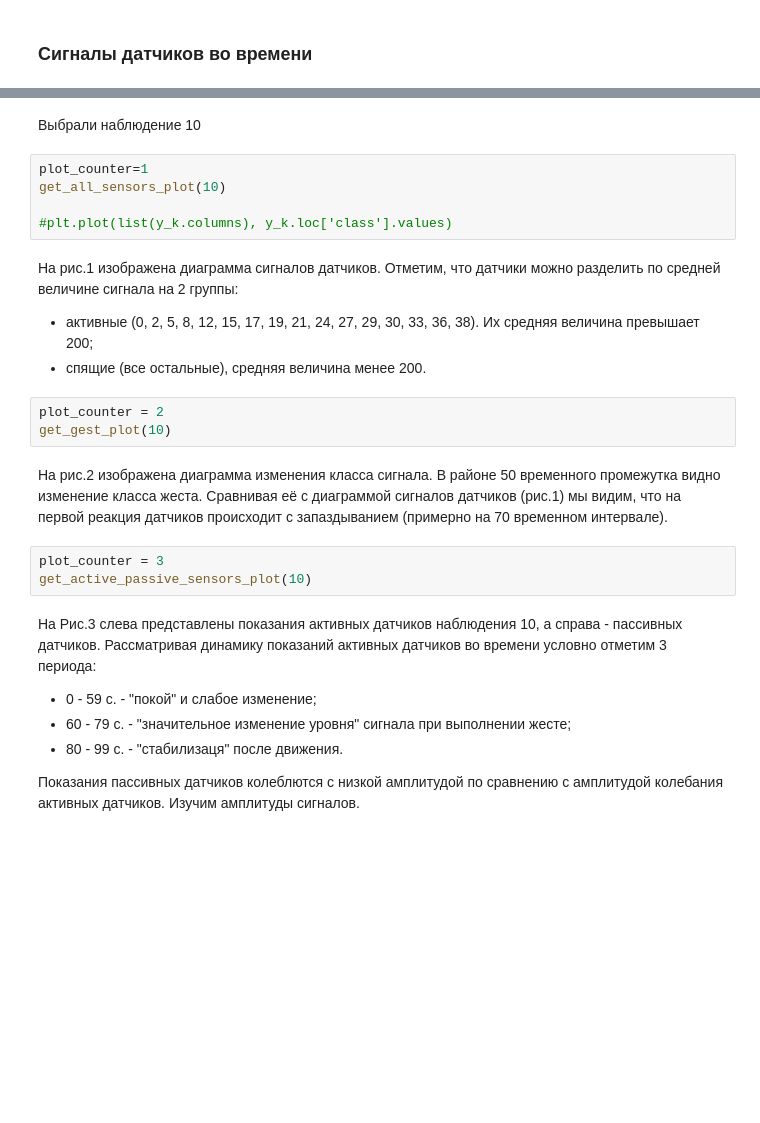
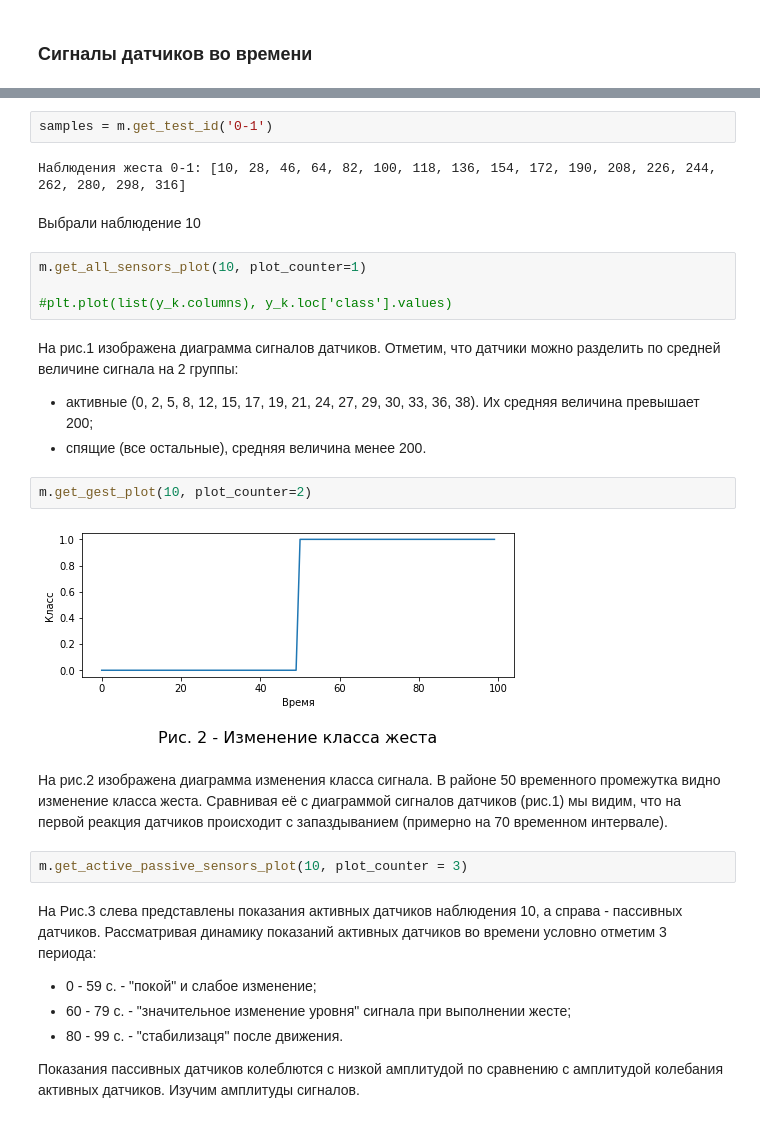
Before and after one commit to Alex1iv/Motorica_2, a Jupyter notebook: 1_Motorica_sprint2.ipynb, the cells around one changed output, grey strips where cells are left out. Cells and saved outputs as stored; diff of their text form; blank space fills up the shorter version.

```diff
--- a/1_Motorica_sprint2.ipynb
+++ b/1_Motorica_sprint2.ipynb
@@ -492,22 +289,25 @@ get_test_id(['0-1', '0-2'])
+# %%
+samples = m.get_test_id('0-1')
+# %% [output]
+Наблюдения жеста 0-1: [10, 28, 46, 64, 82, 100, 118, 136, 154, 172, 190, 208, 226, 244, 262, 280, 298, 316]
 # %% [markdown]
 Выбрали наблюдение 10
 # %%
-plot_counter=1
-get_all_sensors_plot(10)
+m.get_all_sensors_plot(10, plot_counter=1)
 
 #plt.plot(list(y_k.columns), y_k.loc['class'].values)
 # %% [markdown]
 На рис.1 изображена диаграмма сигналов датчиков. Отметим, что датчики можно разделить по средней величине сигнала на 2 группы:
 * активные (0, 2, 5, 8, 12, 15, 17, 19, 21, 24, 27, 29, 30, 33, 36, 38). Их средняя величина превышает 200;
 * спящие (все остальные), средняя величина менее 200.
-# %%
-plot_counter = 2
-get_gest_plot(10)
+# %%
+m.get_gest_plot(10, plot_counter=2)
+# %% [output]
+[figure, added]
 # %% [markdown]
 На рис.2 изображена диаграмма изменения класса сигнала. В районе 50 временного промежутка видно изменение класса жеста. Сравнивая её с диаграммой сигналов датчиков (рис.1) мы видим, что на первой реакция датчиков происходит с запаздыванием (примерно на 70 временном интервале).
-# %%
-plot_counter = 3
-get_active_passive_sensors_plot(10)
+# %%
+m.get_active_passive_sensors_plot(10, plot_counter = 3)
 # %% [markdown]
 На Рис.3 слева представлены показания активных датчиков наблюдения 10, а справа - пассивных датчиков. Рассматривая динамику показаний активных датчиков во времени условно отметим 3 периода:
 
```
Also changed, not shown: parts of 17 cells of this notebook, 1 other file.
